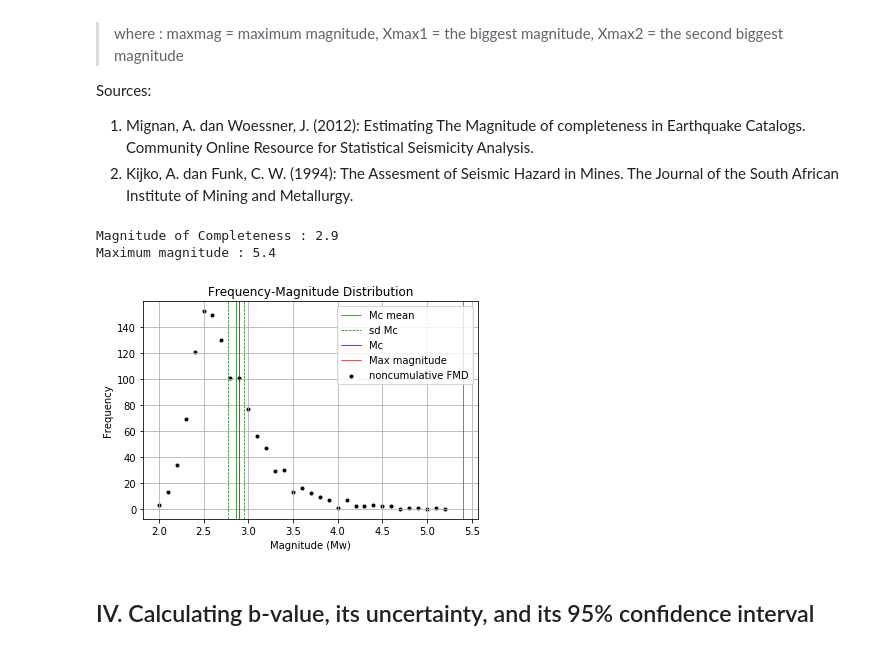
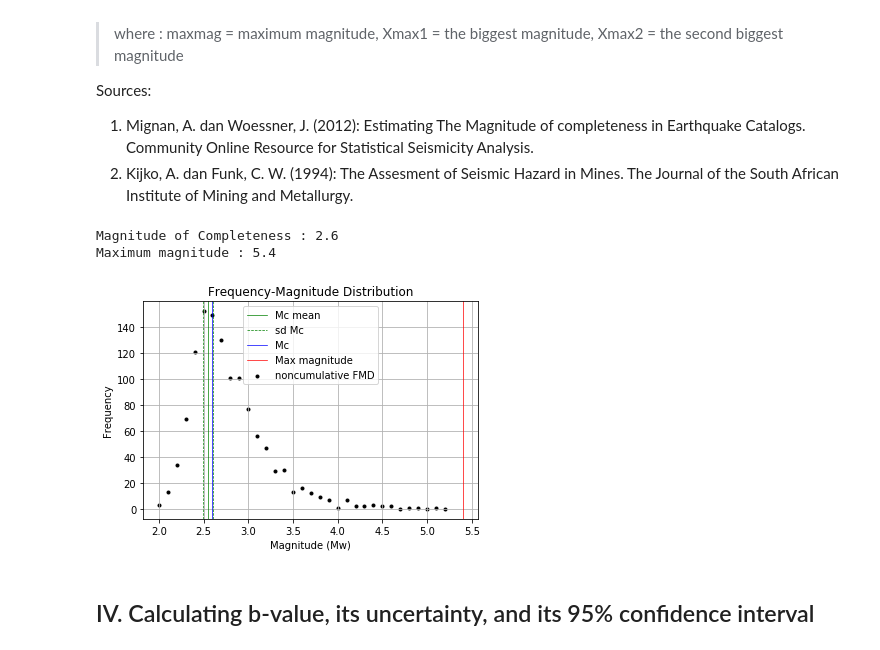
Before and after one commit to nabielshihab/nanonano, a Jupyter notebook: autobvalue.ipynb, the cells around one changed output. Drawn from its saved outputs; the diff is of its cells as text; code cells hidden in the pictures.

```diff
--- a/autobvalue.ipynb
+++ b/autobvalue.ipynb
@@ -58,23 +58,23 @@ Sources:
 2. Kijko, A. dan Funk, C. W. (1994): The Assesment of Seismic Hazard in Mines. The Journal of the South African Institute of Mining and Metallurgy.
 # %%
 # magnitude of completeness estimation method
-mc_method       = 'mbs'
+mc_method       = 'maxc'
 
 # calculating Mc & maxmag
 mag             = catalog['M']
 fmd_data        = fmd_details(mag, mc_method)
 mc              = fmd_data['mc']
 maxmag          = fmd_data['maxmag']
 
 print(f"Magnitude of Completeness : {mc}")
 print(f"Maximum magnitude : {maxmag}")
 
 # plotting FMD, Mc, maxmag
 plot_noncum_fmd(fmd_data)
 # %% [output]
-Magnitude of Completeness : 2.9
+Magnitude of Completeness : 2.6
 Maximum magnitude : 5.4
-[figure, old version]
+[figure, new version]
 # %% [markdown]
 ## IV. Calculating b-value, its uncertainty, and its 95% confidence interval
 # %% [markdown]
```
Also changed, not shown: parts of 1 cell of this notebook, 1 other file.
